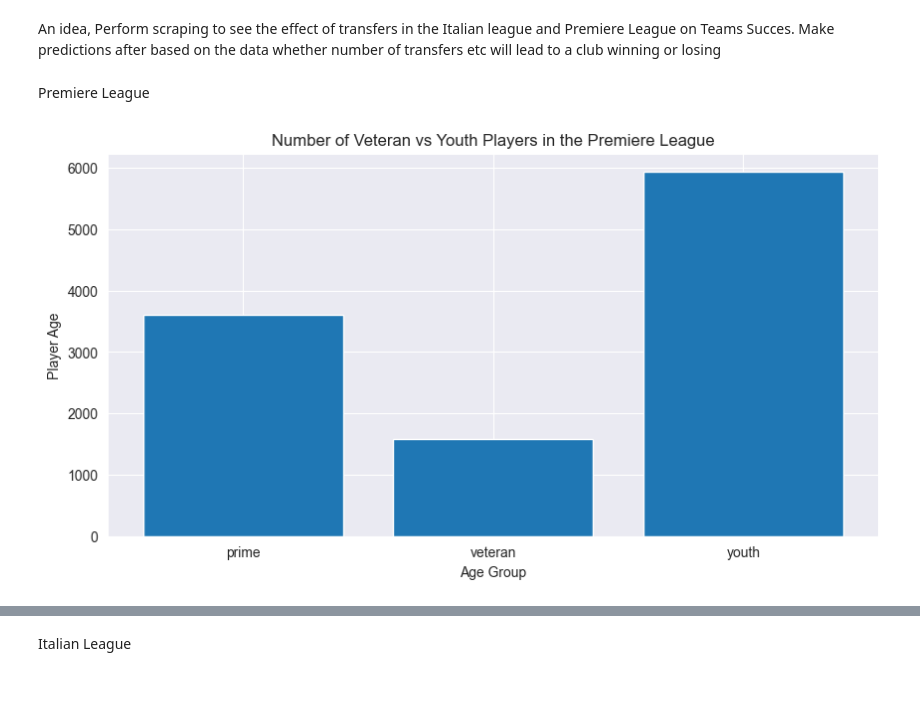
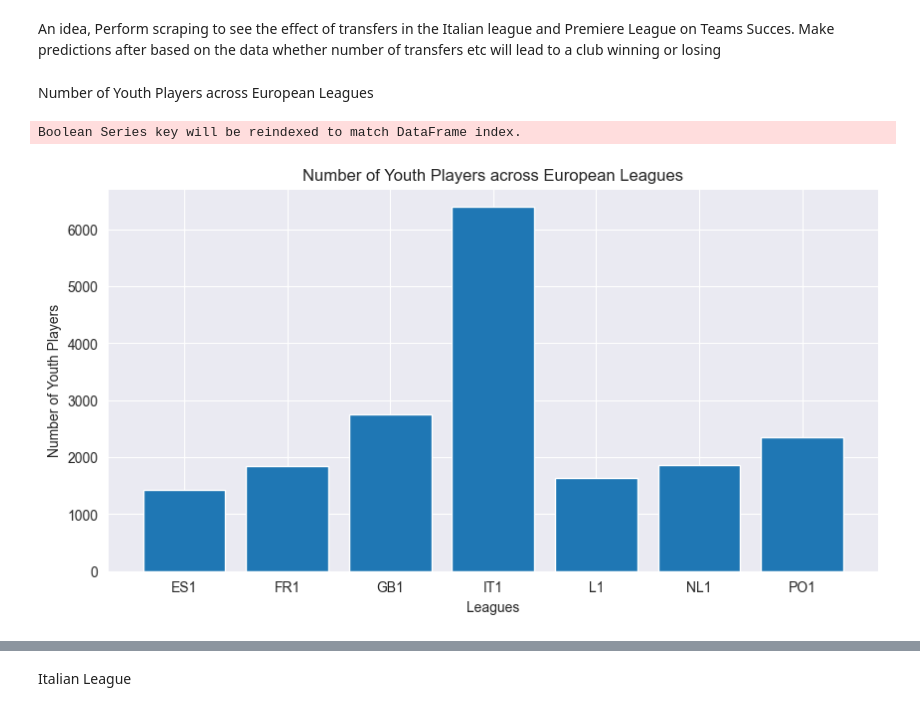
Before and after one commit to S-amuzu/CIP_G103, a Jupyter notebook: CIP.ipynb, the cells around one changed output, grey strips where cells are left out. Drawn from its saved outputs; the diff is of its cells as text; code cells hidden in the pictures.

```diff
--- a/CIP.ipynb
+++ b/CIP.ipynb
@@ -858,24 +858,25 @@ free_transfers                -0.5743      7.943     -0.072      0.942     -16.1
 # %% [markdown]
 An idea, Perform scraping to see the effect of transfers in the Italian league and Premiere League on Teams Succes. Make predictions after based on the data whether number of transfers etc will lead to a club winning or losing
 # %% [markdown]
-Premiere League
+Number of Youth Players across European Leagues
 # %%
 # Filtering data for just the Premiere League
-gb1 = transfer_df[(transfer_df["league"] == "GB1")]
+gb1 = youth_df[(transfer_df["league"] == "GB1")]
 
 # Group by youth for transfers
 youth_counts = (
-    gb1.groupby("age_group", observed = False)["player_age"]
+    youth_df.groupby("league", observed = False)["player_age"]
     .count()
     .reset_index()
 )
 
 # Visualize Transfer fee by Seasons in the Premier League
 plt.figure(figsize=(10, 5))
-plt.bar(youth_counts["age_group"], youth_counts["player_age"])
-plt.xlabel("Age Group")
-plt.ylabel("Player Age")
-plt.title("Number of Veteran vs Youth Players in the Premiere League")
+plt.bar(youth_counts["league"], youth_counts["player_age"])
+plt.xlabel("Leagues")
+plt.ylabel("Number of Youth Players")
+plt.title("Number of Youth Players across European Leagues")
 plt.show()
 # %% [output]
+Boolean Series key will be reindexed to match DataFrame index.
-[figure, old version]
+[figure, new version]
```
Also changed, not shown: parts of 1 cell of this notebook.
